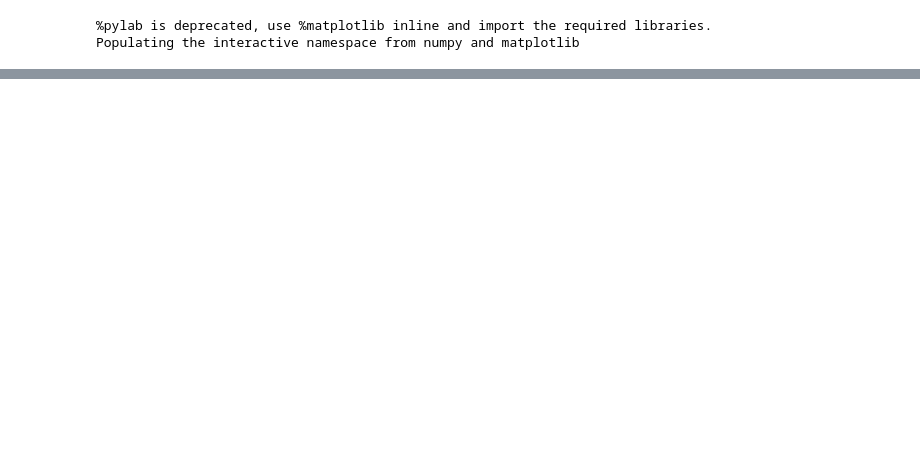
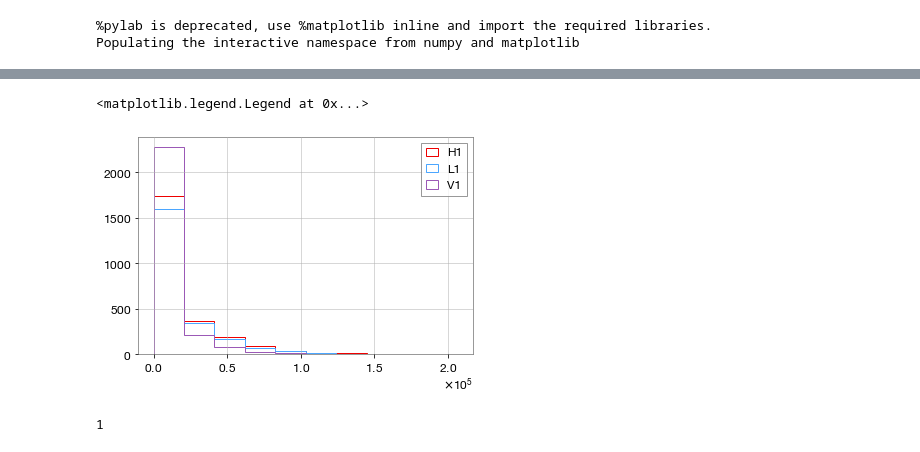
Before and after one commit to millsjc/pycbc, a Jupyter notebook: test_hm/playground/find_available_data.ipynb, the cells around one changed output, grey strips where cells are left out. Cells and saved outputs as stored; diff of their text form; code cells hidden in the pictures; blank space fills up the shorter version.

```diff
--- a/test_hm/playground/find_available_data.ipynb
+++ b/test_hm/playground/find_available_data.ipynb
@@ -9,3 +11,5 @@ from pycbc.dq import query_str
 # %%
 import pycbc.workflow as wf
 import itertools
+import gwpy
+colors = {"L1":"gwpy:ligo-livingston", "H1":"gwpy:ligo-hanford", "V1":"gwpy:virgo"}
@@ -15,0 +16,11 @@ gps_end = 1269363618
+# %%
+ifos = ["H1", "L1", "V1"]
+gps_start = 1256655618 #o3b
+# gps_start = 1126051217 #o1
+gps_end = 1269363618 #o3b
+observing_runs = segmentlistdict()
+observing_runs["O3b"] = segmentlist([(1256655618, 1269363618)]).coalesce()
+observing_runs["O3a"] = segmentlist([(1253977218, 1238166018)]).coalesce()
+observing_runs["O2"] = segmentlist([(1164556817, 1187733618)]).coalesce()
+observing_runs["O1"] = segmentlist([(1126051217, 1137254417)]).coalesce()
+run_durations = dict(abs(observing_runs))
@@ -20,0 +124,13 @@ IgwnAuthError: could not find an RFC-3820 compliant X.509 credential, please gen
+# %%
+segment_duration = {ifo: array(segments[ifo])[:,1] - array(segments[ifo])[:,0] for ifo in ifos}
+# %%
+total_time = {}
+for seglen in [16, 256, 512]:
+    total_time[seglen] = {}
+    for ifo in ifos:
+        mask = segment_duration[ifo]>seglen
+        print(ifo, sum(mask)/len(segment_duration[ifo]))
+        total_time[seglen][ifo] = sum(segment_duration[ifo][mask])
+    print("fraction time used for seglen {} s: {}yrs ({:.1f}%)".format(
+        seglen, total_time[seglen][ifo] / (3600*24*365),
+        100*total_time[seglen][ifo] / sum(segment_duration[ifo])))
@@ -20,0 +150,15 @@ IgwnAuthError: could not find an RFC-3820 compliant X.509 credential, please gen
+# %%
+b=None
+for ifo in ifos:
+    h, b, _ = hist(
+        segment_duration[ifo], bins=b, histtype="step", label=ifo, color=colors[ifo])
+legend()
+# %% [output]
+<matplotlib.legend.Legend at 0x...>
+[figure, added]
+# %%
+starts, ends = array(segments["V1"]).T
+gaps = starts[1:] - ends[:-1]
+min(gaps)
+# %% [output]
+1
```
Also changed, not shown: parts of 13 cells of this notebook.
